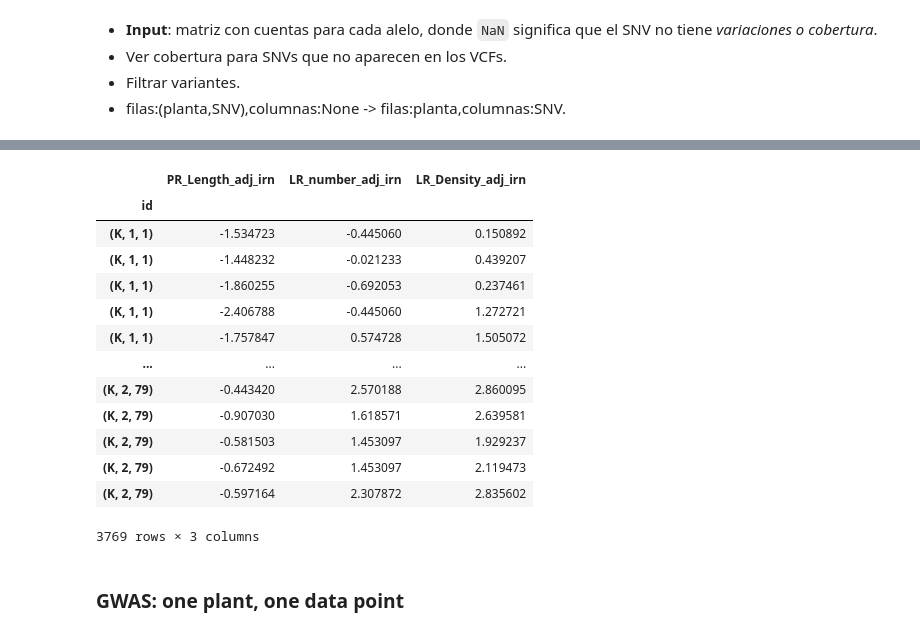
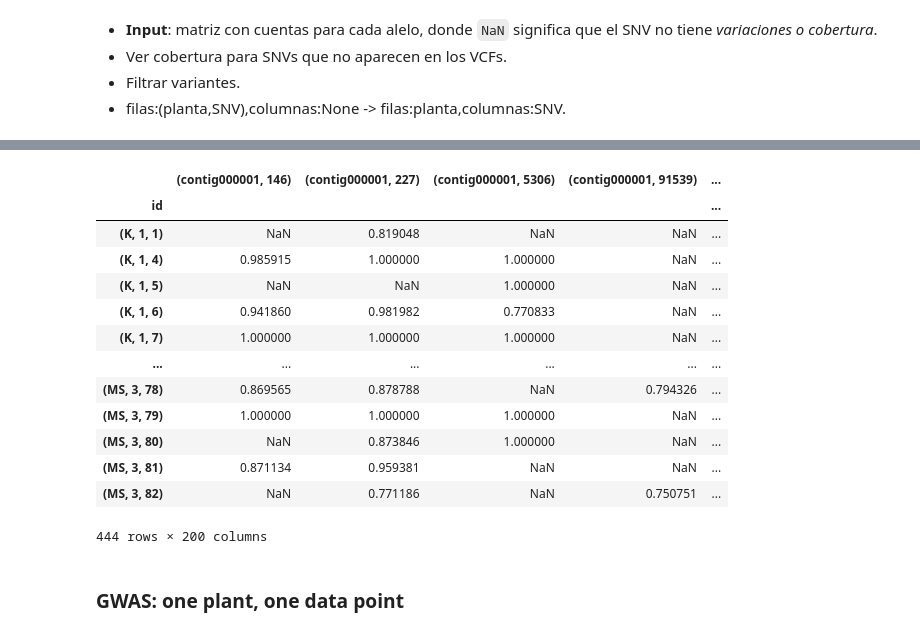
Before and after one commit to rbonazzola/plant-microbiota-interaction, a Jupyter notebook: gwas.ipynb, the cells around one changed output, grey strips where cells are left out. Drawn from its saved outputs; the diff is of its cells as text; code cells hidden in the pictures.

```diff
--- a/gwas.ipynb
+++ b/gwas.ipynb
@@ -606,4 +279,19 @@ EXPERIMENTS = [('1', 'K'), ('1', 'MS'), (2', 'MS'), ('2', 'K'), ('3', 'K'), ('3'
 # %%
+filtered_df = freq_df.pivot(
+    columns=['replica', 'treatment'],
+    index=['contig', 'position', 'generation'],
+    values='freq'
+).reset_index()
+
+variant_names = pd.Series(zip(filtered_df['contig'], filtered_df['position']))
+generations = filtered_df.generation
+
+allele_freqs = filtered_df.loc[:, [1, 2, 3]]
+
+data = [ variant_names, generations, allele_freqs ]
+data = pd.concat(data, axis=1).sort_values("generation")
+data.columns = ['Variant', 'Generation'] + data.columns[2:].to_list()
+
 # Number of generations where a given SNV is present
 filtered_variants = data.groupby('Variant')['Generation'].nunique()
 
@@ -611,14 +299,14 @@ filtered_variants = data.groupby('Variant')['Generation'].nunique()
 filtered_variants = filtered_variants[filtered_variants >= 10].index
 filtered_data = data.set_index("Variant").loc[filtered_variants].reset_index()
 
-changing_variants = filtered_data.groupby("Variant")[[('1', 'MS')]].std().iloc[:,0].sort_values(ascending=False)[:TOP_N_VARIANTS].index
+TOP_N_VARIANTS = 200
+changing_variants = filtered_data.groupby("Variant")[[(1, 'MS')]].std().iloc[:,0].sort_values(ascending=False)[:TOP_N_VARIANTS].index
 top_changing_variants_df = filtered_data.set_index("Variant").loc[changing_variants]
 freq_data = top_changing_variants_df.reset_index()
 
-variants_lst = [list(x) for x in top_changing_variants_df.index.unique()]
+variants_lst    = [list(x) for x in top_changing_variants_df.index.unique()]
 display_options = [f'{item[0]} - {item[1]}' for item in sorted(variants_lst)]
-value_dict = {f'{item[0]} - {item[1]}': item for item in sorted(variants_lst)}
-
+value_dict      = {f'{item[0]} - {item[1]}': item for item in sorted(variants_lst)}
 
 genotype_data = freq_data.melt(
     id_vars=["Variant", "Generation"],
@@ -636,3 +324,5 @@ genotype_data_wide = genotype_data_wide.set_index("id")
 
 # Remove rows for which all values are NaN, which means that the VCF was not present.
 genotype_data_wide = genotype_data_wide[~genotype_data_wide.isna().all(axis=1)]
+
+common_rows = genotype_data_wide.reset_index().id.isin(set(phenotypes_df.index))
@@ -698,18 +329 @@ genotype_data_wide
-# %%
-phenotype_data_clean
-# %% [output]
-|  | PR_Length_adj_irn | LR_number_adj_irn | LR_Density_adj_irn |
-| id |  |  |  |
-| (K, 1, 1) | -1.534723 | -0.445060 | 0.150892 |
-| (K, 1, 1) | -1.448232 | -0.021233 | 0.439207 |
-| (K, 1, 1) | -1.860255 | -0.692053 | 0.237461 |
-| (K, 1, 1) | -2.406788 | -0.445060 | 1.272721 |
-| (K, 1, 1) | -1.757847 | 0.574728 | 1.505072 |
-| ... | ... | ... | ... |
-| (K, 2, 79) | -0.443420 | 2.570188 | 2.860095 |
-| (K, 2, 79) | -0.907030 | 1.618571 | 2.639581 |
-| (K, 2, 79) | -0.581503 | 1.453097 | 1.929237 |
-| (K, 2, 79) | -0.672492 | 1.453097 | 2.119473 |
-| (K, 2, 79) | -0.597164 | 2.307872 | 2.835602 |
-3769 rows × 3 columns
 # %%
@@ -717,9 +330,0 @@ genotype_data_wide_K = genotype_data_wide[['K' in x for x in genotype_data_wide.
-# %%
-common_rows = genotype_data_wide.reset_index().id.isin(set(phenotype_data_clean.index))
-
-genotype_data_wide = genotype_data_wide.reset_index().loc[common_rows].set_index('id')# .reset_index(drop=True)
-# genotype_data_wide = genotype_data_wide.set_index('id')
-
-
-snps = [genotype_data_wide.columns[i][1] for i in range(TOP_N_VARIANTS)]
-genotype_data_wide.columns = snps
@@ -730 +331,27 @@ genotype_data_wide.columns = snps
+# %%
+assert isinstance(genotype_data_wide.columns[0], tuple) and isinstance(genotype_data_wide.columns[0][1], tuple), "It seems like this has already been run"
+
+genotype_data_wide = (genotype_data_wide
+  .reset_index()
+  .loc[common_rows]
+  .set_index('id')
+  .pipe(lambda df: df.set_axis([df.columns[i][1] for i in range(TOP_N_VARIANTS)], axis=1) )
+)
+
+genotype_data_wide
+# %% [output]
+|  | (contig000001, 146) | (contig000001, 227) | (contig000001, 5306) | (contig000001, 91539) | ... |
+| id |  |  |  |  | ... |
+| (K, 1, 1) | NaN | 0.819048 | NaN | NaN | ... |
+| (K, 1, 4) | 0.985915 | 1.000000 | 1.000000 | NaN | ... |
+| (K, 1, 5) | NaN | NaN | 1.000000 | NaN | ... |
+| (K, 1, 6) | 0.941860 | 0.981982 | 0.770833 | NaN | ... |
+| (K, 1, 7) | 1.000000 | 1.000000 | 1.000000 | NaN | ... |
+| ... | ... | ... | ... | ... | ... |
+| (MS, 3, 78) | 0.869565 | 0.878788 | NaN | 0.794326 | ... |
+| (MS, 3, 79) | 1.000000 | 1.000000 | 1.000000 | NaN | ... |
+| (MS, 3, 80) | NaN | 0.873846 | 1.000000 | NaN | ... |
+| (MS, 3, 81) | 0.871134 | 0.959381 | NaN | NaN | ... |
+| (MS, 3, 82) | NaN | 0.771186 | NaN | 0.750751 | ... |
+444 rows × 200 columns
 # %%
```
Also changed, not shown: parts of 77 cells of this notebook, 4 other files.
